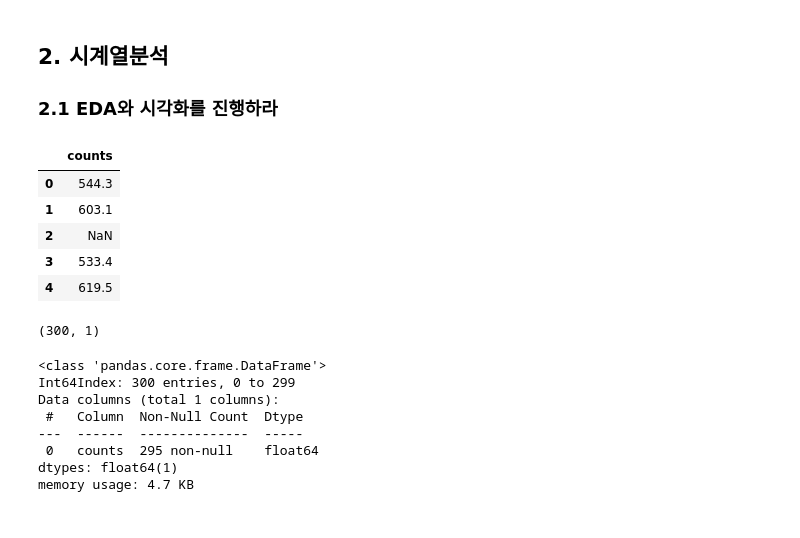
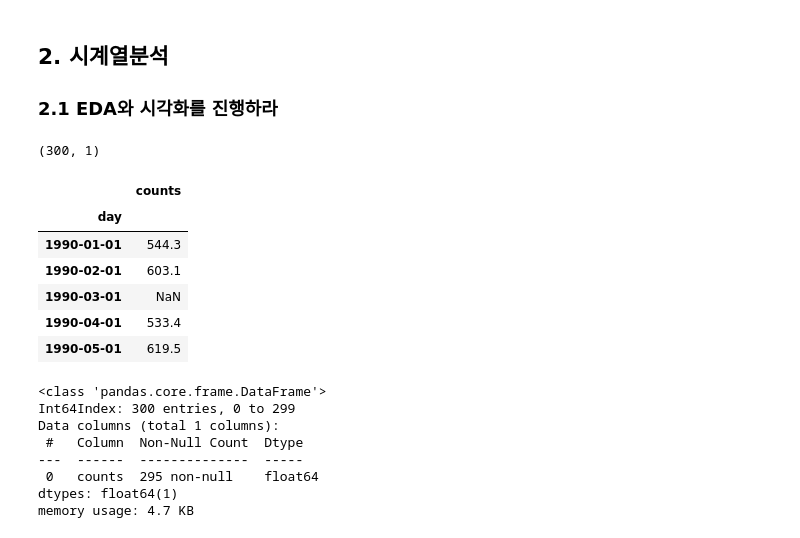
Before and after one commit to Park-Young-Bin/ADP_code, a Jupyter notebook: 25회 기출.ipynb, the cells around one changed output. Drawn from its saved outputs; the diff is of its cells as text; code cells hidden in the pictures.

```diff
--- a/25회 기출.ipynb
+++ b/25회 기출.ipynb
@@ -274,18 +275,36 @@ Name: silhouette_coeff, dtype: float64
 ### 2.1 EDA와 시각화를 진행하라
 # %%
 import pandas as pd
+import numpy as np
+import seaborn as sns
+import matplotlib.pyplot as plt
+plt.rc('font', family='Malgun Gothic')
+plt.rcParams['axes.unicode_minus']=False
 
+# 데이터 불러오기
 df= pd.read_csv('https://raw.githubusercontent.com/Datamanim/datarepo/main/adp/25/problem2.csv',index_col = 0)
-display(df.head())
 print(df.shape)
+
+# 2023년 1월 1일부터 월 단위로 300개의 날짜 데이터 생성
+start_date = pd.to_datetime('1990-01-01')
+date_index = pd.date_range(start=start_date, periods=len(df), freq='MS')
+
+# 날짜 데이터프레임
+df_datetime = pd.DataFrame(date_index, columns=['day'])
+
+# 두 데이터 프레임 결합 및 인덱스 설정
+df1 = pd.concat([df, df_datetime], axis=1)
+df1.set_index('day', inplace=True)
+display(df1.head())
 # %% [output]
+(300, 1)
 |  | counts |
-| 0 | 544.3 |
-| 1 | 603.1 |
-| 2 | NaN |
-| 3 | 533.4 |
-| 4 | 619.5 |
+| day |  |
+| 1990-01-01 | 544.3 |
+| 1990-02-01 | 603.1 |
+| 1990-03-01 | NaN |
+| 1990-04-01 | 533.4 |
+| 1990-05-01 | 619.5 |
-(300, 1)
 # %%
 df.info()
 # %% [output]
```
Also changed, not shown: parts of 47 cells of this notebook.
